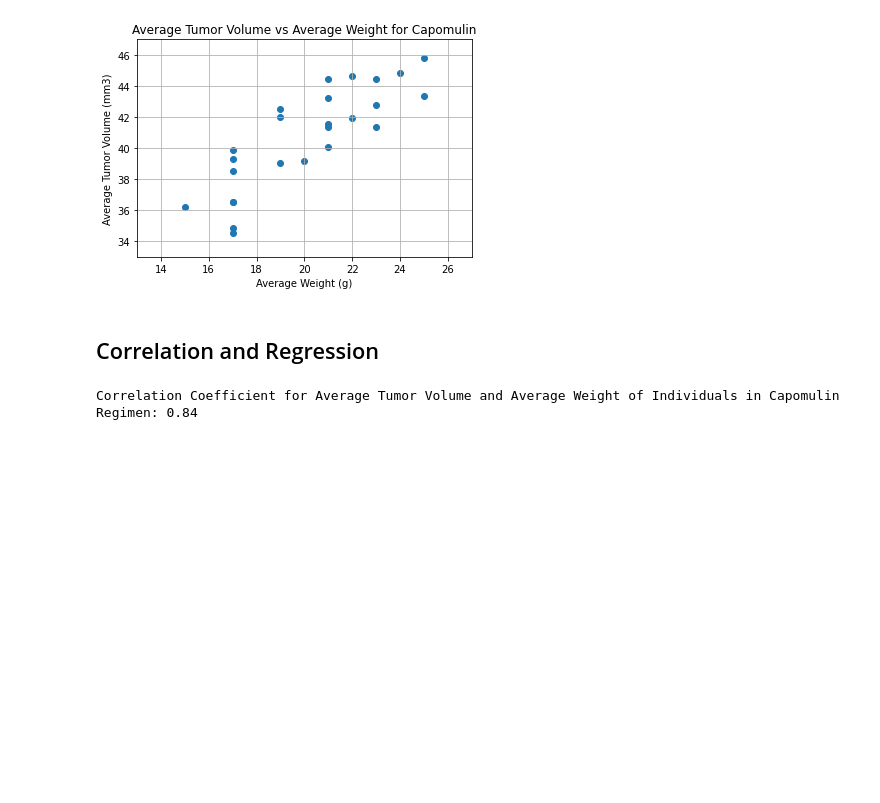
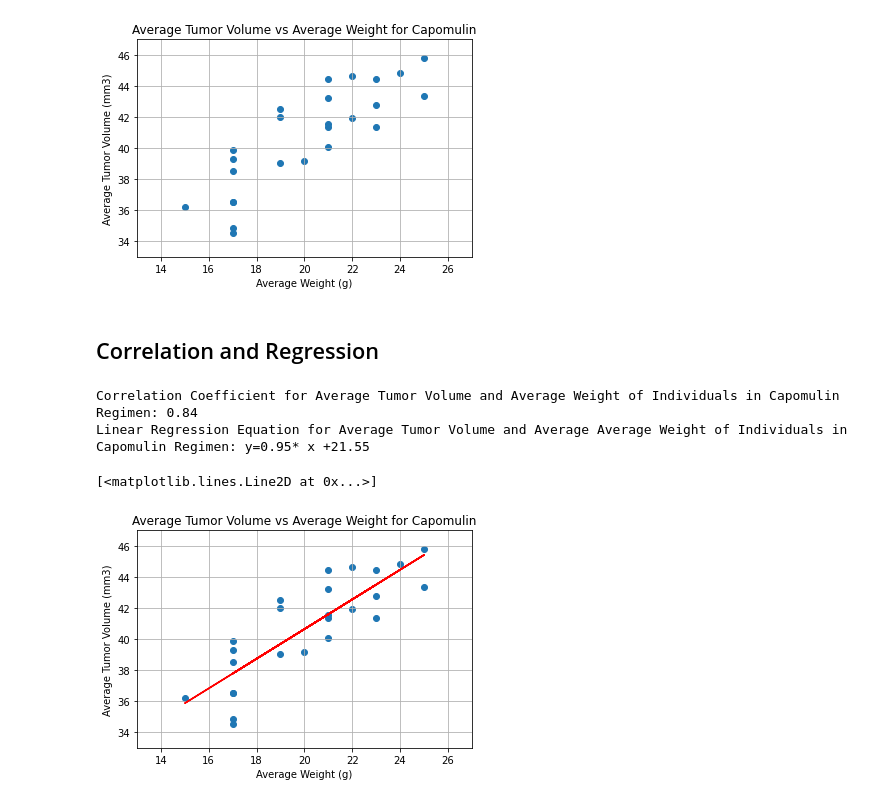
Before and after one commit to 1der4k/Matplotlib_Homework, a Jupyter notebook: pymaceuticals_starter.ipynb, the cells around one changed output. Saved outputs shown, nothing was run; the diff lists cells and outputs as text; code cells hidden in the pictures; blank space fills up the shorter version.

Commit message:
calculated linear regression equation and plotted regression line over scatter plot

```diff
--- a/pymaceuticals_starter.ipynb
+++ b/pymaceuticals_starter.ipynb
@@ -477,5 +476,31 @@ corr = st.pearsonr(mean_capomulin_mice_groupby_id["Weight (g)"], mean_capomulin_
 print(f"Correlation Coefficient for Average Tumor Volume and Average Weight of Individuals in Capomulin Regimen: {round(corr[0],2)}")
 
 (slope, intercept, rvalue, pvalue, stderr) = st.linregress(mean_capomulin_mice_groupby_id["Weight (g)"], mean_capomulin_mice_groupby_id["Tumor Volume (mm3)"])
+
+# y = mx + b; y = slope(x) + (y-intercept)
+
+reg_line_eq = "y=" + str(round(slope,2)) + "* x +" + str(round(intercept,2))
+
+print(f"Linear Regression Equation for Average Tumor Volume and Average Average Weight of Individuals in Capomulin Regimen: {reg_line_eq}")
 # %% [output]
 Correlation Coefficient for Average Tumor Volume and Average Weight of Individuals in Capomulin Regimen: 0.84
+Linear Regression Equation for Average Tumor Volume and Average Average Weight of Individuals in Capomulin Regimen: y=0.95* x +21.55
+# %%
+x = mean_capomulin_mice_groupby_id["Weight (g)"]
+y = mean_capomulin_mice_groupby_id["Tumor Volume (mm3)"]
+
+plt.scatter(x,y )
+plt.title("Average Tumor Volume vs Average Weight for Capomulin")
+plt.xlabel("Average Weight (g)")
+plt.ylabel("Average Tumor Volume (mm3)")
+plt.grid("minor")
+plt.xlim(13,27)
+plt.ylim(33,47)
+
+regress_values = slope * x + intercept
+
+plt.plot(x, regress_values, "r-")
+plt.annotate()
+# %% [output]
+[<matplotlib.lines.Line2D at 0x...>]
+[figure, added]
```
Also changed, not shown: parts of 1 cell of this notebook.
